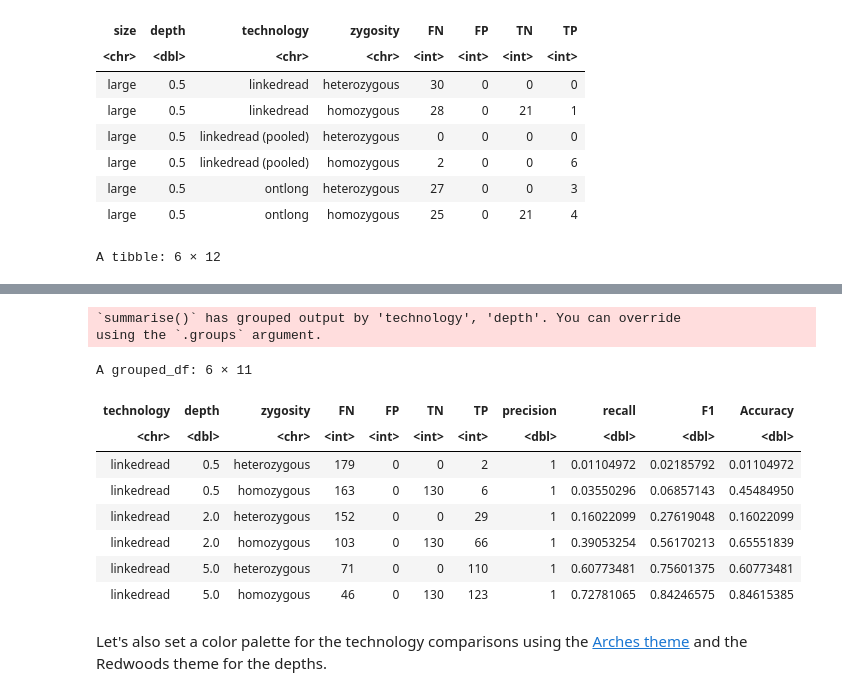
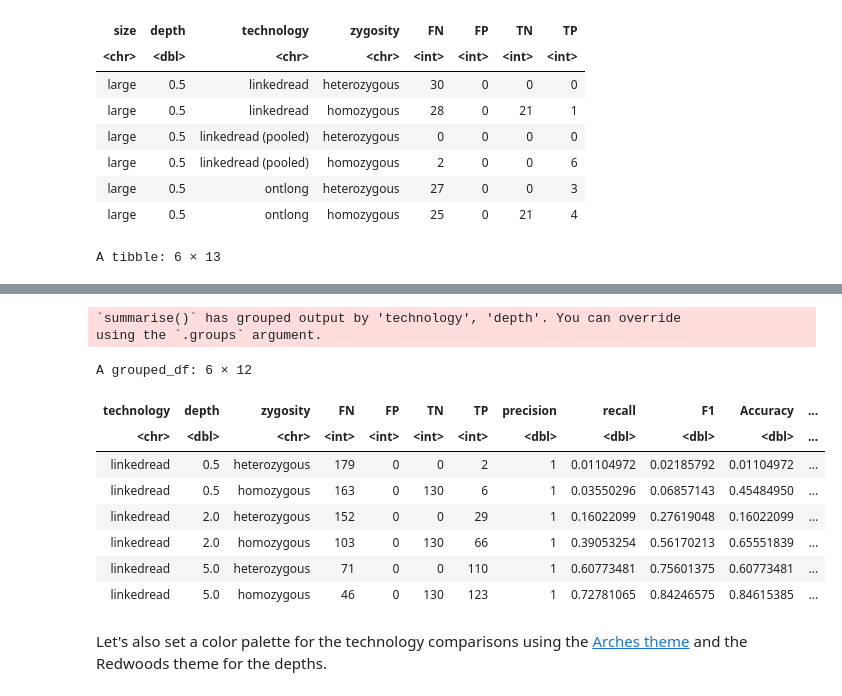
Before and after one commit to pdimens/haplotagging_simulations, a Jupyter notebook: compare_called_inversions.ipynb, the cells around one changed output, grey strips where cells are left out. Saved outputs shown, nothing was run; the diff lists cells and outputs as text; code cells hidden in the pictures.

```diff
--- a/compare_called_inversions.ipynb
+++ b/compare_called_inversions.ipynb
@@ -268,8 +256,9 @@ metrics <- group_by(false_positives, size, depth, assessment, technology, zygosi
     arrange(size, depth, technology, assessment) %>%
     filter(technology != "linkedread (candidates)") %>%
     complete(size, depth, technology, zygosity, assessment = .assess, fill = list(count = 0)) %>%
-    pivot_wider(names_from = assessment, values_from = count)
-names(metrics) <- c("size", "depth", "technology", "zygosity", "FN", "FP", "TN", "TP")
+    pivot_wider(names_from = assessment, values_from = count) %>%
+    rename(FN = "false negative", FP = "false positive", TN = "true negative", TP = "true positive")
+#names(metrics) <- c("size", "depth", "technology", "zygosity", "FN", "FP", "TN", "TP")
 head(metrics)
 # %% [output]
 `summarise()` has grouped output by 'size', 'depth', 'assessment',
@@ -290,43 +279,45 @@ metrics$F1 <- 2 * ((metrics$precision * metrics$recall) / (metrics$precision + m
 metrics$depth <- metrics$depth
 metrics$size <- factor(metrics$size, ordered = T, levels = c("small", "medium", "large", "xl"))
 metrics$depth <- as.numeric(metrics$depth)
 metrics$Accuracy <- (metrics$TP + metrics$TN) / (metrics$TP + metrics$TN + metrics$FN + metrics$FP)
+metrics$FPR <- metrics$FP / (metrics$FP + metrics$TN)
 metrics[is.na(metrics)] <- 0
 
 head(metrics)
 
 metrics_global <- group_by(metrics, technology, depth, zygosity) |>
     summarize(FN = sum(FN), FP = sum(FP), TN = sum(TN), TP = sum(TP))
 metrics_global$precision <- metrics_global$TP / (metrics_global$TP + metrics_global$FP)
 metrics_global$recall <- metrics_global$TP / (metrics_global$TP + metrics_global$FN)
 metrics_global$F1 <- 2 * ((metrics_global$precision * metrics_global$recall) / (metrics_global$precision + metrics_global$recall))
 metrics_global$depth <- metrics_global$depth
 metrics_global$depth <- as.numeric(metrics_global$depth)
 metrics_global$Accuracy <- (metrics_global$TP + metrics_global$TN) / (metrics_global$TP + metrics_global$TN + metrics_global$FN + metrics_global$FP)
+metrics_global$FPR <- metrics_global$FP / (metrics_global$FP + metrics_global$TN)
 metrics_global[is.na(metrics_global)] <- 0
 
 head(metrics_global)
 # %% [output]
-A tibble: 6 × 12
+A tibble: 6 × 13
 | size | depth | technology | zygosity | FN | FP | TN | TP | precision | recall | F1 | ... |
 | <ord> | <dbl> | <chr> | <chr> | <int> | <int> | <int> | <int> | <dbl> | <dbl> | <dbl> | ... |
 | large | 0.5 | linkedread | heterozygous | 30 | 0 | 0 | 0 | 0 | 0.00000000 | 0.00000000 | ... |
 | large | 0.5 | linkedread | homozygous | 28 | 0 | 21 | 1 | 1 | 0.03448276 | 0.06666667 | ... |
 | large | 0.5 | linkedread (pooled) | heterozygous | 0 | 0 | 0 | 0 | 0 | 0.00000000 | 0.00000000 | ... |
 | large | 0.5 | linkedread (pooled) | homozygous | 2 | 0 | 0 | 6 | 1 | 0.75000000 | 0.85714286 | ... |
 | large | 0.5 | ontlong | heterozygous | 27 | 0 | 0 | 3 | 1 | 0.10000000 | 0.18181818 | ... |
 | large | 0.5 | ontlong | homozygous | 25 | 0 | 21 | 4 | 1 | 0.13793103 | 0.24242424 | ... |
 `summarise()` has grouped output by 'technology', 'depth'. You can override
 using the `.groups` argument.
-A grouped_df: 6 × 11
+A grouped_df: 6 × 12
-| technology | depth | zygosity | FN | FP | TN | TP | precision | recall | F1 | Accuracy |
-| <chr> | <dbl> | <chr> | <int> | <int> | <int> | <int> | <dbl> | <dbl> | <dbl> | <dbl> |
-| linkedread | 0.5 | heterozygous | 179 | 0 | 0 | 2 | 1 | 0.01104972 | 0.02185792 | 0.01104972 |
-| linkedread | 0.5 | homozygous | 163 | 0 | 130 | 6 | 1 | 0.03550296 | 0.06857143 | 0.45484950 |
-| linkedread | 2.0 | heterozygous | 152 | 0 | 0 | 29 | 1 | 0.16022099 | 0.27619048 | 0.16022099 |
-| linkedread | 2.0 | homozygous | 103 | 0 | 130 | 66 | 1 | 0.39053254 | 0.56170213 | 0.65551839 |
-| linkedread | 5.0 | heterozygous | 71 | 0 | 0 | 110 | 1 | 0.60773481 | 0.75601375 | 0.60773481 |
-| linkedread | 5.0 | homozygous | 46 | 0 | 130 | 123 | 1 | 0.72781065 | 0.84246575 | 0.84615385 |
+| technology | depth | zygosity | FN | FP | TN | TP | precision | recall | F1 | Accuracy | ... |
+| <chr> | <dbl> | <chr> | <int> | <int> | <int> | <int> | <dbl> | <dbl> | <dbl> | <dbl> | ... |
+| linkedread | 0.5 | heterozygous | 179 | 0 | 0 | 2 | 1 | 0.01104972 | 0.02185792 | 0.01104972 | ... |
+| linkedread | 0.5 | homozygous | 163 | 0 | 130 | 6 | 1 | 0.03550296 | 0.06857143 | 0.45484950 | ... |
+| linkedread | 2.0 | heterozygous | 152 | 0 | 0 | 29 | 1 | 0.16022099 | 0.27619048 | 0.16022099 | ... |
+| linkedread | 2.0 | homozygous | 103 | 0 | 130 | 66 | 1 | 0.39053254 | 0.56170213 | 0.65551839 | ... |
+| linkedread | 5.0 | heterozygous | 71 | 0 | 0 | 110 | 1 | 0.60773481 | 0.75601375 | 0.60773481 | ... |
+| linkedread | 5.0 | homozygous | 46 | 0 | 130 | 123 | 1 | 0.72781065 | 0.84246575 | 0.84615385 | ... |
 # %%
 write.table(metrics, file = "metrics.csv", quote = F, sep = ",", row.names = F)
 write.table(metrics_global, file = "metrics.overall.csv", quote = F, sep = ",", row.names = F)
```
Also changed, not shown: parts of 24 cells of this notebook.
